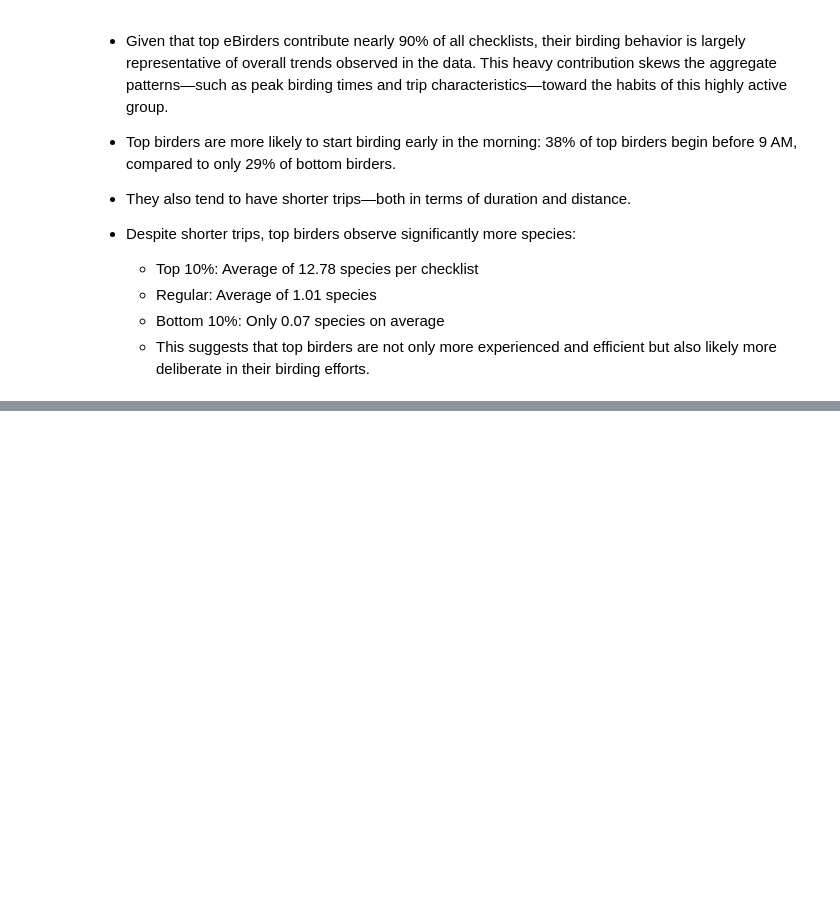
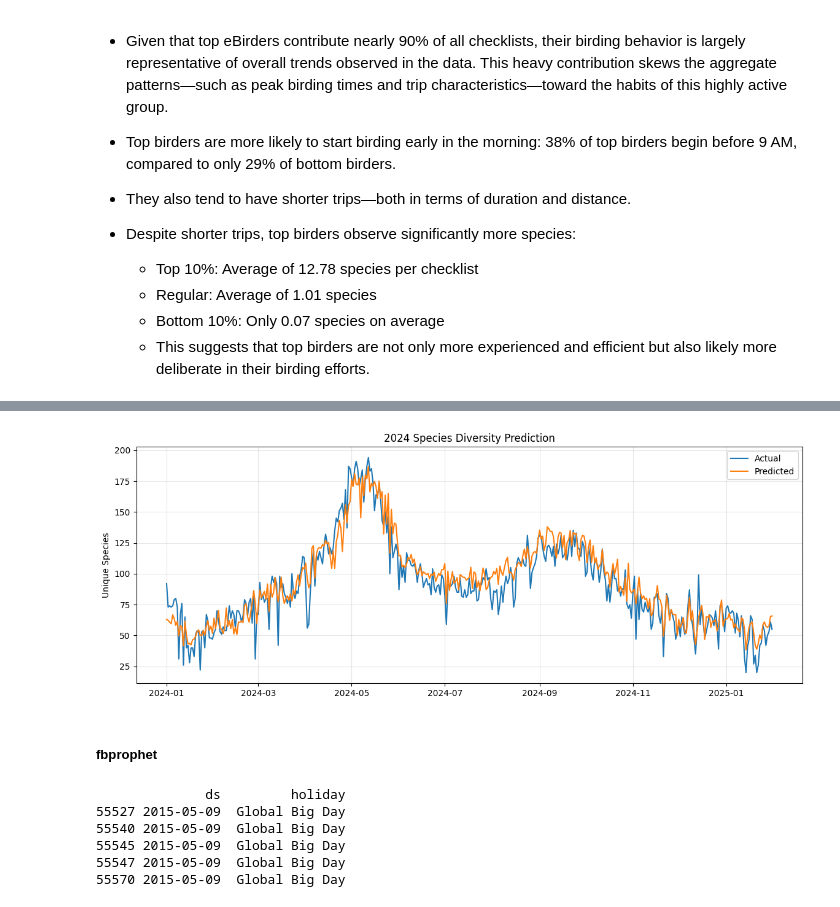
Before and after one commit to silviaaaaaa66/ebird, a Jupyter notebook: eBird_analysis_Dane_County_15-25.ipynb, the cells around one changed output, grey strips where cells are left out. Drawn from its saved outputs; the diff is of its cells as text; code cells hidden in the pictures; blank space fills up the shorter version.

Commit message:
add prediction

```diff
--- a/eBird_EDA_Dane_County_15-25.ipynb
+++ b/eBird_analysis_Dane_County_15-25.ipynb
@@ -1119,0 +1134,7 @@ If we categorize eBirders based on the number of checklists submitted into top 1
+# %%
+# Filter extreme values (>12hr or >8.7km) for robust statistics.
+ebird_numeric_count_only_x_outliers = ebird_numeric_count_only[
+    (ebird_numeric_count_only['DURATION MINUTES'] <= 720) &
+    (ebird_numeric_count_only['EFFORT DISTANCE KM'] <= 8.7)
+]
+ebird_numeric_count_only_x_outliers['OBSERVATION COUNT'] = pd.to_numeric(ebird_numeric_count_only_x_outliers['OBSERVATION COUNT'])
@@ -1119,0 +1229,2 @@ If we categorize eBirders based on the number of checklists submitted into top 1
+# %%
+daily_summary['is_global_big_day'] = daily_summary['is_global_big_day'].astype(int)
@@ -1119,0 +1244,24 @@ If we categorize eBirders based on the number of checklists submitted into top 1
+# %%
+# 1. Prepare Data
+
+features = [
+    'tmean (degrees F)', 'tmin (degrees F)', 'tmax (degrees F)',
+    'ppt (inches)',  # Precipitation
+    'pct_am_observations', 'pct_traveling', 'pct_stationary',
+    'pct_under_1hr', 'pct_over_3_2hr', 'pct_under_2km', 'pct_over_2km',
+    'is_global_big_day', 'year', 'month', 'hour', 'day_of_week',
+    'day_of_year'
+]
+
+for col in daily_summary.columns:
+    if col.startswith('pct_'):
+        daily_summary[col] = daily_summary[col].astype(float)
+# %%
+# 2. Split Data (2015-2023 for training, 2024 for testing)
+train = daily_summary[daily_summary['year'] < 2024]
+test = daily_summary[daily_summary['year'] >= 2024]
+
+X_train = train[features]
+y_train = train['unique_species']
+X_test = test[features]
+y_test = test['unique_species']
@@ -1119,0 +1341,40 @@ If we categorize eBirders based on the number of checklists submitted into top 1
+# %%
+# 4. Time Series Plot with Predictions
+plt.figure(figsize=(14, 5))
+plt.plot(test['OBSERVATION DATE'], y_test, label='Actual')
+plt.plot(test['OBSERVATION DATE'], rf_pred, label='Predicted')
+plt.title('2024 Species Diversity Prediction')
+plt.ylabel('Unique Species')
+plt.legend()
+plt.grid(alpha=0.3)
+plt.show()
+# %% [output]
+[figure, added]
+# %% [markdown]
+##### fbprophet
+# %%
+# 1. Prepare Data for Prophet
+# Convert to Prophet's required format
+prophet_data = train[['OBSERVATION DATE', 'unique_species']].copy()
+prophet_data.columns = ['ds', 'y']  # Rename columns
+
+# Add regressors
+for feature in features:
+    prophet_data[feature] = train[feature].values
+
+# Convert your Global Big Day flags to Prophet format
+global_big_days = (
+    ebird[ebird['IS_GLOBAL_BIG_DAY'] == 1]
+    [['OBSERVATION DATE']]
+    .rename(columns={'OBSERVATION DATE': 'ds'})
+    .assign(holiday='Global Big Day')
+)
+
+print(global_big_days.head())  # Should show dates with holiday names
+# %% [output]
+              ds         holiday
+55527 2015-05-09  Global Big Day
+55540 2015-05-09  Global Big Day
+55545 2015-05-09  Global Big Day
+55547 2015-05-09  Global Big Day
+55570 2015-05-09  Global Big Day
```
Also changed, not shown: parts of 24 cells of this notebook.
